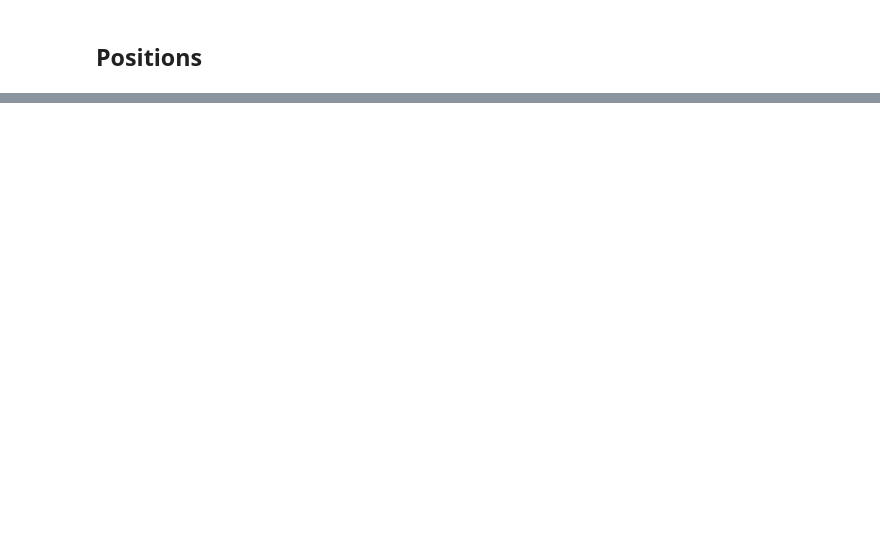
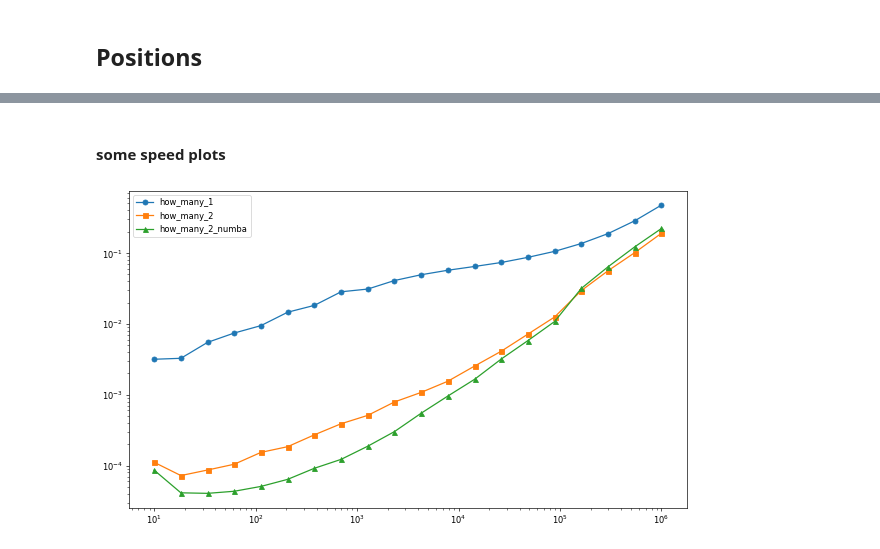
Before and after one commit to ricmperes/PyLArS, a Jupyter notebook: notebooks/Test numba implementation.ipynb, the cells around one changed output, grey strips where cells are left out. Drawn from its saved outputs; the diff is of its cells as text; code cells hidden in the pictures; blank space fills up the shorter version.

Commit message:
Added numba tests to count pulses in wfs.

```diff
--- a/notebooks/Test numba implementation.ipynb
+++ b/notebooks/Test numba implementation.ipynb
@@ -272,0 +258,6 @@ split_list = split_consecutive_kindapython(bellow_baseline)
+# %%
+import pandas as pd
+
+df = pd.read_hdf('test_df.h5')
+df = df.iloc[:10000]
+print(len(df))
@@ -272,0 +266,2 @@ split_list = split_consecutive_kindapython(bellow_baseline)
+# %%
+wf_number_arr = df['wf_number'].values
@@ -272,0 +310,3 @@ split_list = split_consecutive_kindapython(bellow_baseline)
+# %%
+%%timeit
+beep, boop = how_many2_numba(wf_number_arr)
@@ -272,0 +315,2 @@ split_list = split_consecutive_kindapython(bellow_baseline)
+# %% [markdown]
+#### some speed plots
@@ -272,0 +352,18 @@ split_list = split_consecutive_kindapython(bellow_baseline)
+# %%
+_x = np.logspace(1,6,20)
+t_1 = [time_count_process_1(df, int(_n)) for _n in _x]
+t_2 = [time_count_process_2(df, int(_n)) for _n in _x]
+t_2_numba = [time_count_process_2_numba(df, int(_n)) for _n in _x]
+# %%
+import matplotlib.pyplot as plt
+plt.figure(figsize = (12,7),dpi = 60)
+plt.plot(_x, t_1, marker = 'o', label = 'how_many_1')
+plt.plot(_x, t_2, marker = 's', label = 'how_many_2')
+plt.plot(_x, t_2_numba, marker = '^', label = 'how_many_2_numba')
+
+plt.legend()
+plt.yscale('log')
+plt.xscale('log')
+plt.show()
+# %% [output]
+[figure, added]
```
Also changed, not shown: parts of 23 cells of this notebook.
